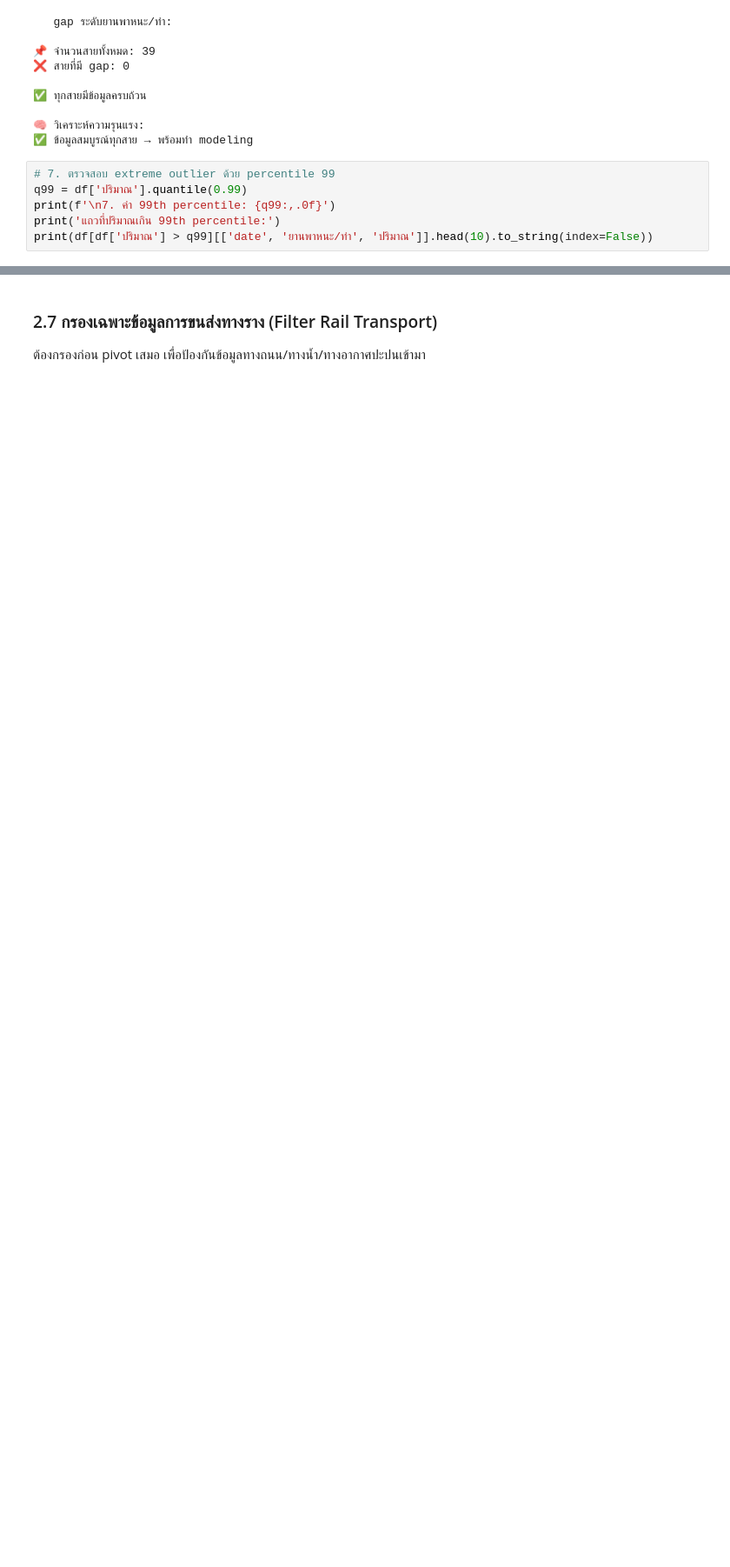
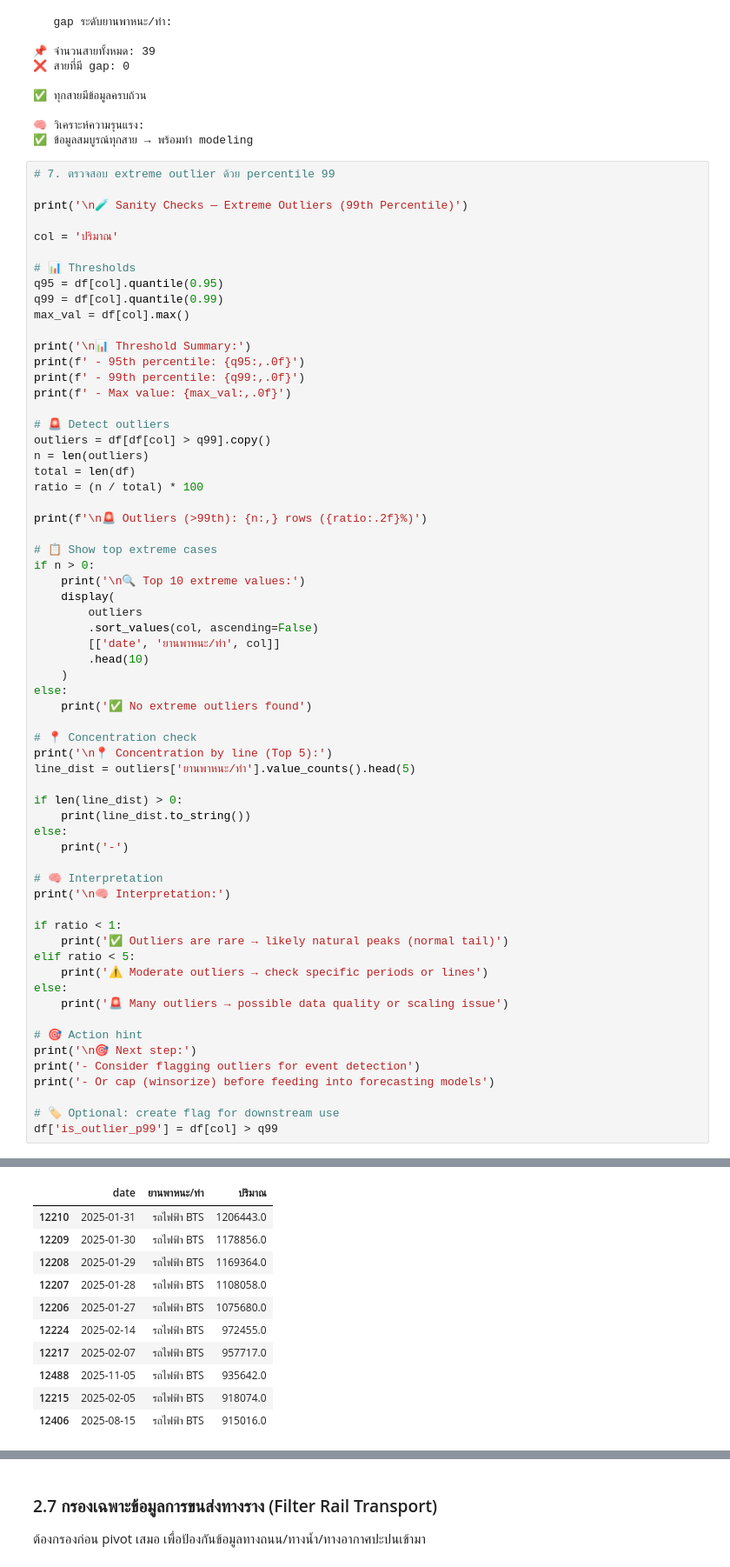
Before and after one commit to lumduan/superai-se6-mini-hackathon-1, a Jupyter notebook: dataset-5/mini-hackathon-1.ipynb, the cells around one changed output, grey strips where cells are left out. Shown at 87% size. Cells and saved outputs as stored; diff of their text form; blank space fills up the shorter version.

```diff
--- a/dataset-5/mini-hackathon-1.ipynb
+++ b/dataset-5/mini-hackathon-1.ipynb
@@ -802,8 +803,65 @@ if sample["missing_days"] > 0:
 ✅ ข้อมูลสมบูรณ์ทุกสาย → พร้อมทำ modeling
 # %%
 # 7. ตรวจสอบ extreme outlier ด้วย percentile 99
-q99 = df['ปริมาณ'].quantile(0.99)
-print(f'\n7. ค่า 99th percentile: {q99:,.0f}')
-print('แถวที่ปริมาณเกิน 99th percentile:')
-print(df[df['ปริมาณ'] > q99][['date', 'ยานพาหนะ/ท่า', 'ปริมาณ']].head(10).to_string(index=False))
+
+print('\n🧪 Sanity Checks — Extreme Outliers (99th Percentile)')
+
+col = 'ปริมาณ'
+
+# 📊 Thresholds
+q95 = df[col].quantile(0.95)
+q99 = df[col].quantile(0.99)
+max_val = df[col].max()
+
+print('\n📊 Threshold Summary:')
+print(f' - 95th percentile: {q95:,.0f}')
+print(f' - 99th percentile: {q99:,.0f}')
+print(f' - Max value: {max_val:,.0f}')
+
+# 🚨 Detect outliers
+outliers = df[df[col] > q99].copy()
+n = len(outliers)
+total = len(df)
+ratio = (n / total) * 100
+
+print(f'\n🚨 Outliers (>99th): {n:,} rows ({ratio:.2f}%)')
+
+# 📋 Show top extreme cases
+if n > 0:
+    print('\n🔍 Top 10 extreme values:')
+    display(
+        outliers
+        .sort_values(col, ascending=False)
+        [['date', 'ยานพาหนะ/ท่า', col]]
+        .head(10)
+    )
+else:
+    print('✅ No extreme outliers found')
+
+# 📍 Concentration check
+print('\n📍 Concentration by line (Top 5):')
+line_dist = outliers['ยานพาหนะ/ท่า'].value_counts().head(5)
+
+if len(line_dist) > 0:
+    print(line_dist.to_string())
+else:
+    print('-')
+
+# 🧠 Interpretation
+print('\n🧠 Interpretation:')
+
+if ratio < 1:
+    print('✅ Outliers are rare → likely natural peaks (normal tail)')
+elif ratio < 5:
+    print('⚠️ Moderate outliers → check specific periods or lines')
+else:
+    print('🚨 Many outliers → possible data quality or scaling issue')
+
+# 🎯 Action hint
+print('\n🎯 Next step:')
+print('- Consider flagging outliers for event detection')
+print('- Or cap (winsorize) before feeding into forecasting models')
+
+# 🏷️ Optional: create flag for downstream use
+df['is_outlier_p99'] = df[col] > q99
 # %% [output]
@@ -822,0 +878,11 @@ print(df[df['ปริมาณ'] > q99][['date', 'ยานพาหนะ/ท
+|  | date | ยานพาหนะ/ท่า | ปริมาณ |
+| 12210 | 2025-01-31 | รถไฟฟ้า BTS | 1206443.0 |
+| 12209 | 2025-01-30 | รถไฟฟ้า BTS | 1178856.0 |
+| 12208 | 2025-01-29 | รถไฟฟ้า BTS | 1169364.0 |
+| 12207 | 2025-01-28 | รถไฟฟ้า BTS | 1108058.0 |
+| 12206 | 2025-01-27 | รถไฟฟ้า BTS | 1075680.0 |
+| 12224 | 2025-02-14 | รถไฟฟ้า BTS | 972455.0 |
+| 12217 | 2025-02-07 | รถไฟฟ้า BTS | 957717.0 |
+| 12488 | 2025-11-05 | รถไฟฟ้า BTS | 935642.0 |
+| 12215 | 2025-02-05 | รถไฟฟ้า BTS | 918074.0 |
+| 12406 | 2025-08-15 | รถไฟฟ้า BTS | 915016.0 |
```
Also changed, not shown: parts of 54 cells of this notebook.
